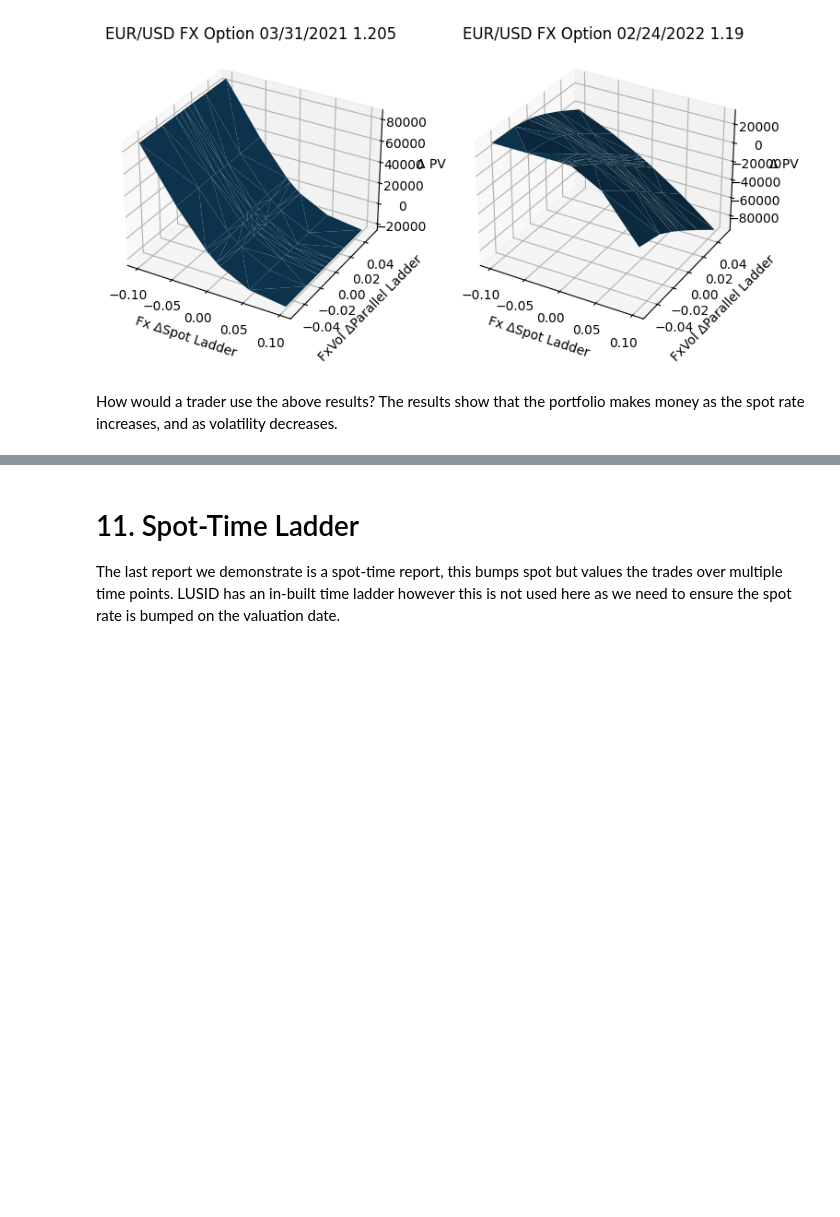
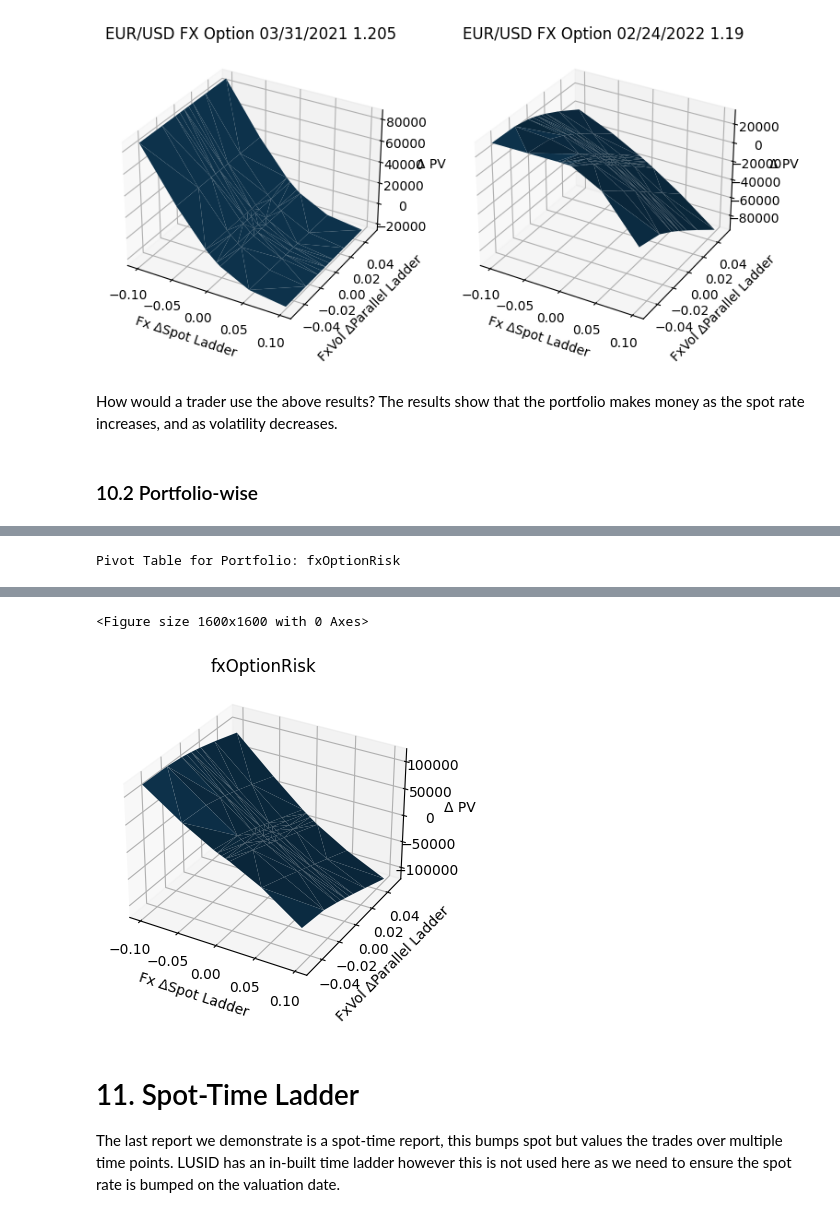
Before and after one commit to peturparkur-fbn/sample-notebooks, a Jupyter notebook: examples/use-cases/instruments/FX Option Vanilla Risk Ladders.ipynb, the cells around one changed output, grey strips where cells are left out. Saved outputs shown, nothing was run; the diff lists cells and outputs as text; code cells hidden in the pictures; blank space fills up the shorter version.

```diff
--- a/examples/use-cases/instruments/FX Option Vanilla Risk Ladders.ipynb
+++ b/examples/use-cases/instruments/FX Option Vanilla Risk Ladders.ipynb
@@ -1299,3 +1301,39 @@ Pivot Table for Instrument: EUR/USD FX Option 03/31/2021 1.205
 [figure]
 # %% [markdown]
 How would a trader use the above results? The results show that the portfolio makes money as the spot rate increases, and as volatility decreases.
+# %% [markdown]
+### 10.2 Portfolio-wise
+# %%
+delta = '\u0394'
+pd.set_option('display.max_colwidth', 200)
+fig = plt.figure(figsize=(16,16))
+val_df = run_valuation(calculation_date, portfolio_code, group_by_portfolio=True, additional_keys=[lm.AggregateSpec("Risk/Fx/Ladder/FxVol/Ladder/Difference", "Sum")])
+valuation = restools.parse_df_resultvalues(post_process(val_df))
+display(valuation)
+
+delta = '\u0394'
+pd.set_option('display.max_colwidth', 200)
+plot_surface(
+    valuation,
+    "Sum(Risk/Fx/Ladder/FxVol/Ladder/Difference)",
+    "Portfolio",
+    xlabel=f"Fx {delta}Spot Ladder",
+    ylabel=f"FxVol {delta}Parallel Ladder",
+    zlabel=f"{delta} PV",
+    coordinate_map = lambda row, x, y: [
+        x,
+        y
+        ]
+    )
+
+# Table view
+for (k, grp) in valuation.groupby(by=["Portfolio"]):
+    for i, row in grp.iterrows():
+        k, result2d = first(row["Sum(Risk/Fx/Ladder/FxVol/Ladder/Difference)"].items())
+        result2d: restools.Result2D = result2d
+        table = { (float(left), float(right)): v for (left, right), v in result2d.values.items() }
+        tmp = pd.DataFrame(data = {"SpotDelta": [l for l, r in table.keys()], "VolDelta": [r for l, r in table.keys()], "Delta": [x for x in table.values()]})
+        pivot_df = tmp.pivot(index="SpotDelta", columns="VolDelta", values="Delta")
+        print(f"Pivot Table for Portfolio: {row['Portfolio']}")
+        display(pivot_df)
+# %% [output]
@@ -1301,0 +1342 @@ How would a trader use the above results? The results show that the portfolio ma
+Pivot Table for Portfolio: fxOptionRisk
@@ -1302,3 +1354,5 @@ How would a trader use the above results? The results show that the portfolio ma
+<Figure size 1600x1600 with 0 Axes>
+[figure, added]
 # %% [markdown]
 # 11. Spot-Time Ladder
 
```
Also changed, not shown: parts of 4 cells of this notebook.
